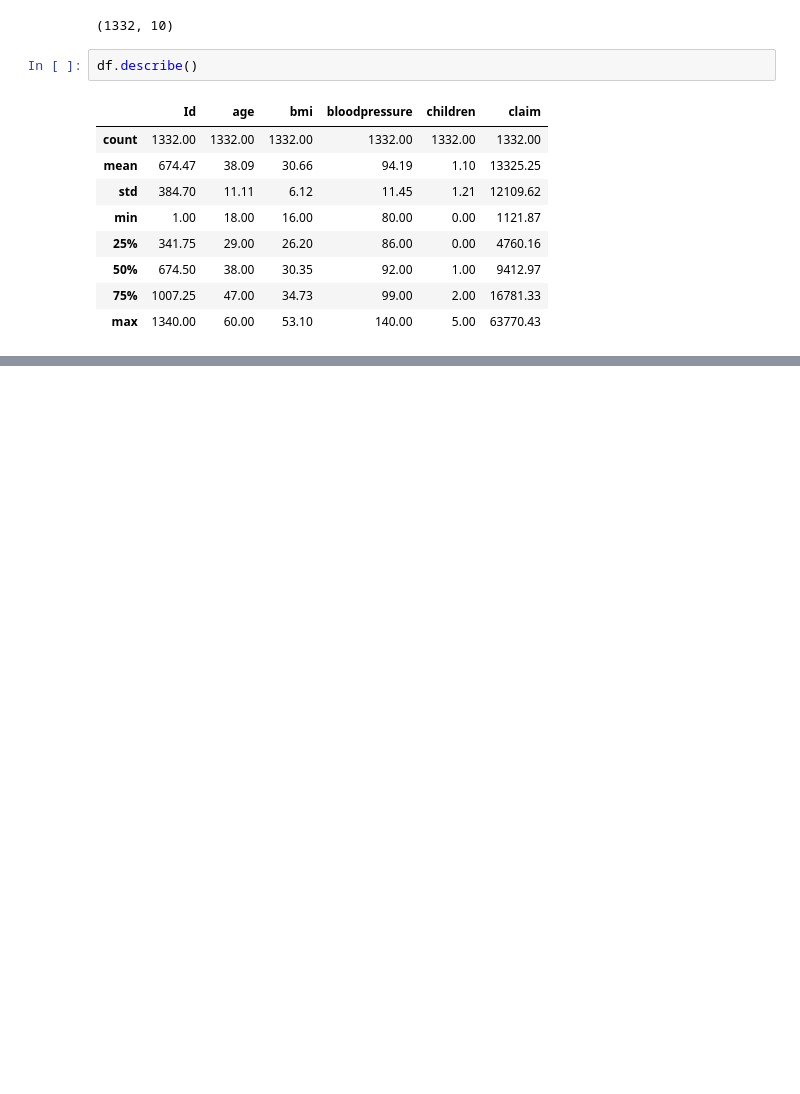
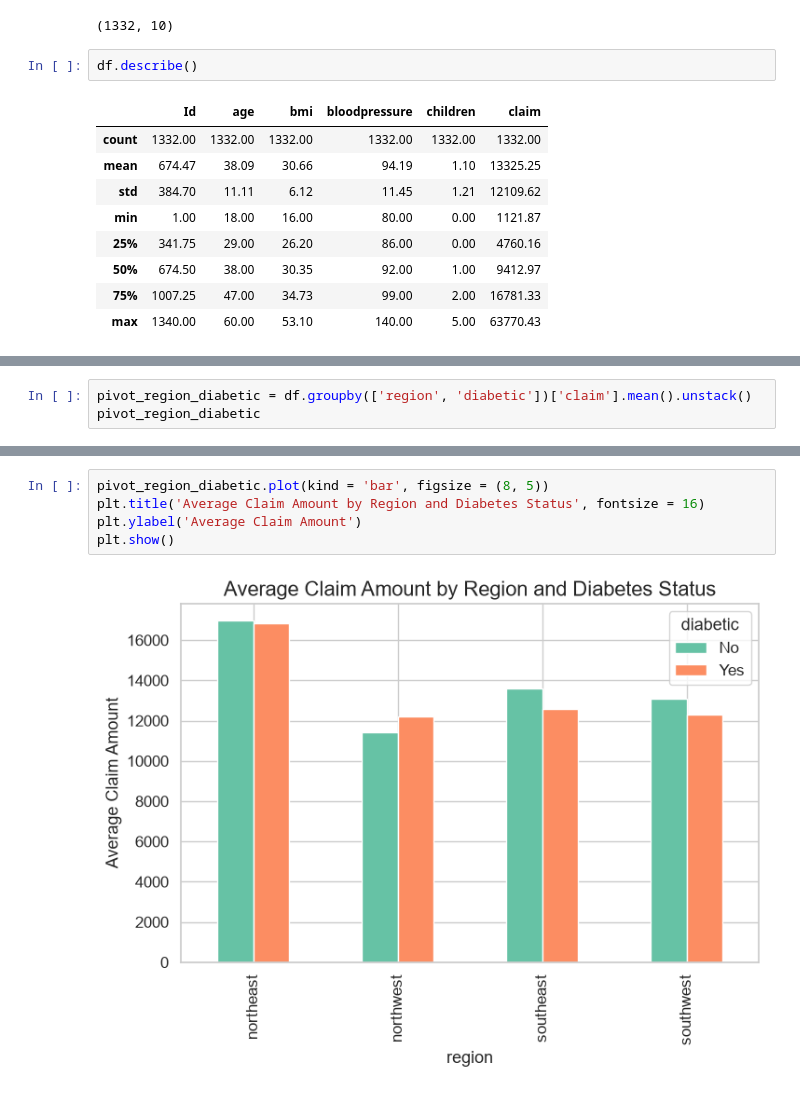
Before and after one commit to Arunpurohit1766/Health-Insurance-Cost-Prediction, a Jupyter notebook: health_insurance_cost.ipynb, the cells around one changed output, grey strips where cells are left out. Saved outputs shown, nothing was run; the diff lists cells and outputs as text; blank space fills up the shorter version.

```diff
--- a/health_insurance_cost.ipynb
+++ b/health_insurance_cost.ipynb
@@ -89,0 +128,3 @@ df.describe()
+# %%
+pivot_region_diabetic = df.groupby(['region', 'diabetic'])['claim'].mean().unstack()
+pivot_region_diabetic
@@ -89,0 +138,7 @@ df.describe()
+# %%
+pivot_region_diabetic.plot(kind = 'bar', figsize = (8, 5))
+plt.title('Average Claim Amount by Region and Diabetes Status', fontsize = 16)
+plt.ylabel('Average Claim Amount')
+plt.show()
+# %% [output]
+[figure, added]
```
Also changed, not shown: parts of 15 cells of this notebook.
